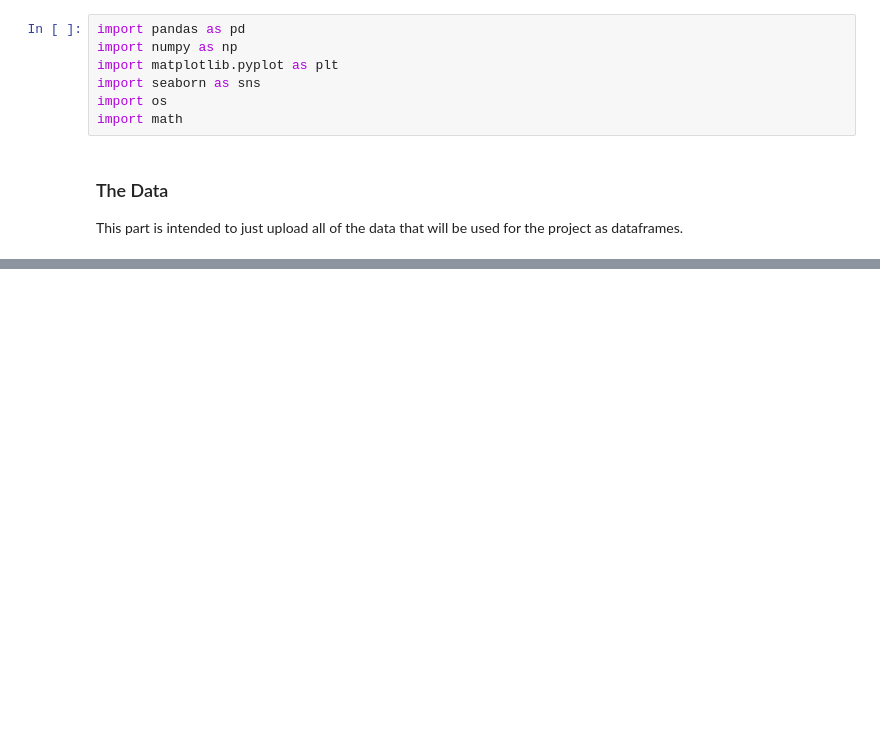
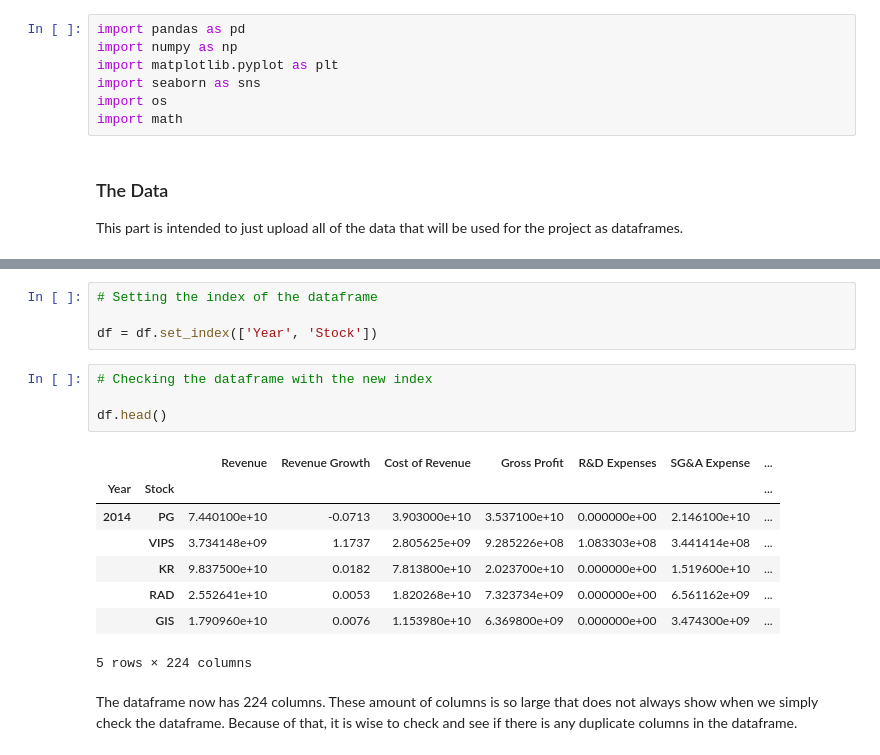
Before and after one commit to leonardo-lealfilho/Springboard, a Jupyter notebook: Capstone Project/Capstone Project.ipynb, the cells around one changed output, grey strips where cells are left out. Saved outputs shown, nothing was run; the diff lists cells and outputs as text; blank space fills up the shorter version.

```diff
--- a/Capstone Project/Capstone Project.ipynb
+++ b/Capstone Project/Capstone Project.ipynb
@@ -393,0 +242,19 @@ The amount of columns of missing 20% or more values in both the 2014 and 2016 da
+# %%
+# Setting the index of the dataframe
+
+df = df.set_index(['Year', 'Stock'])
+# %%
+# Checking the dataframe with the new index
+
+df.head()
+# %% [output]
+|  |  | Revenue | Revenue Growth | Cost of Revenue | Gross Profit | R&D Expenses | SG&A Expense | ... |
+| Year | Stock |  |  |  |  |  |  | ... |
+| 2014 | PG | 7.440100e+10 | -0.0713 | 3.903000e+10 | 3.537100e+10 | 0.000000e+00 | 2.146100e+10 | ... |
+|  | VIPS | 3.734148e+09 | 1.1737 | 2.805625e+09 | 9.285226e+08 | 1.083303e+08 | 3.441414e+08 | ... |
+|  | KR | 9.837500e+10 | 0.0182 | 7.813800e+10 | 2.023700e+10 | 0.000000e+00 | 1.519600e+10 | ... |
+|  | RAD | 2.552641e+10 | 0.0053 | 1.820268e+10 | 7.323734e+09 | 0.000000e+00 | 6.561162e+09 | ... |
+|  | GIS | 1.790960e+10 | 0.0076 | 1.153980e+10 | 6.369800e+09 | 0.000000e+00 | 3.474300e+09 | ... |
+5 rows × 224 columns
+# %% [markdown]
+The dataframe now has 224 columns.  These amount of columns is so large that does not always show when we simply check the dataframe.  Because of that, it is wise to check and see if there is any duplicate columns in the dataframe.
```
Also changed, not shown: parts of 84 cells of this notebook.
